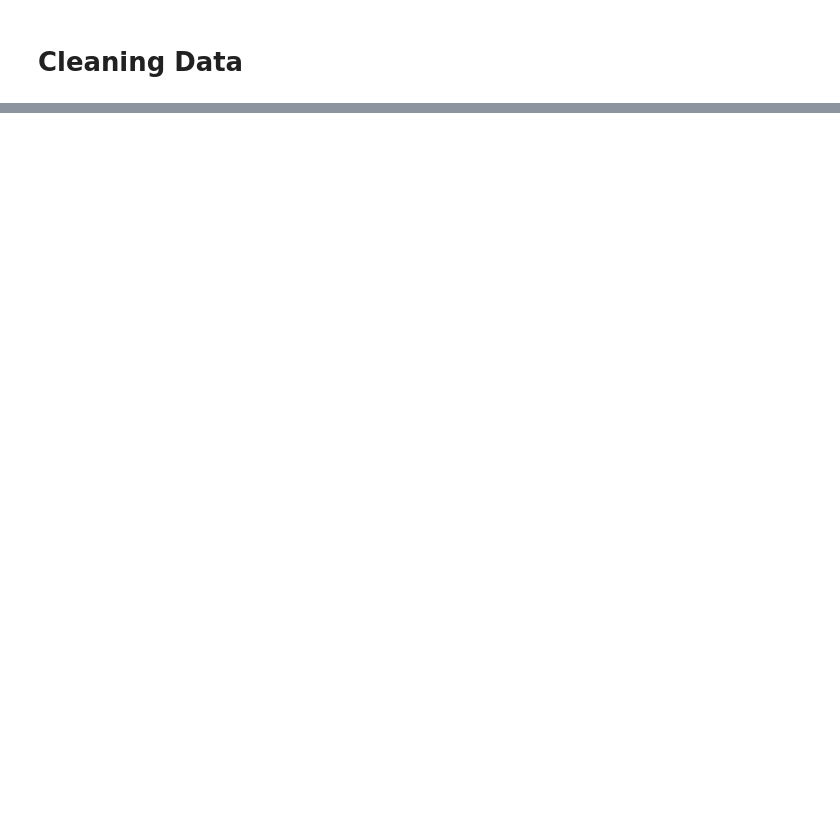
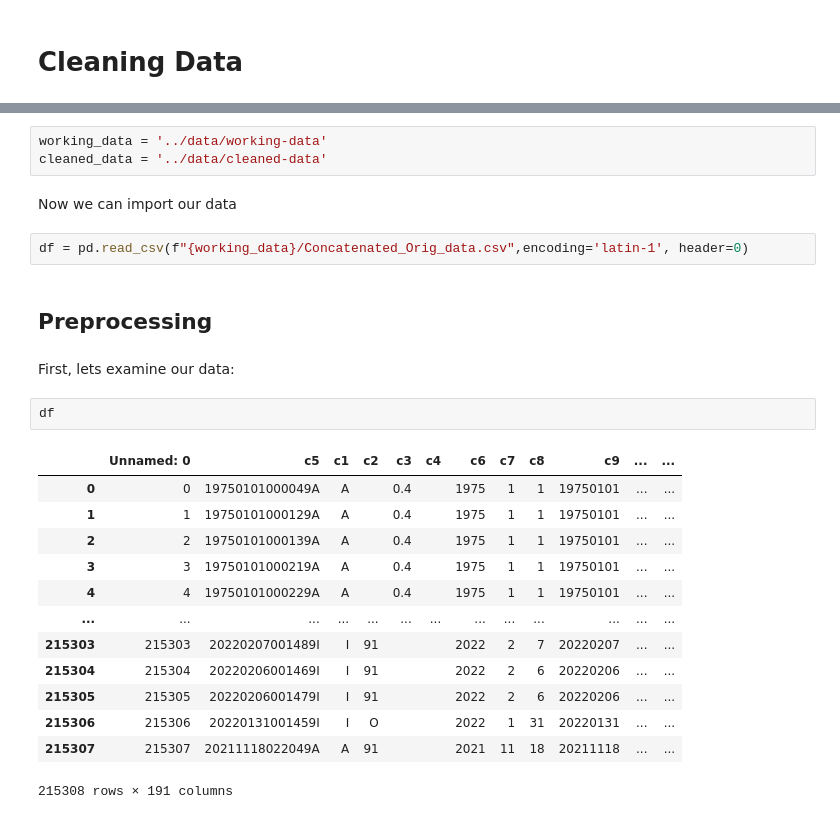
Before and after one commit to nd-crane/nbdev-framework-example, a Jupyter notebook: nbs/01_Cleaning_Data.ipynb, the cells around one changed output, grey strips where cells are left out. Cells and saved outputs as stored; diff of their text form; blank space fills up the shorter version.

Commit message:
cleaning data

```diff
--- a/nbs/01_Cleaning_Data.ipynb
+++ b/nbs/01_Cleaning_Data.ipynb
@@ -162,0 +9,27 @@ FileNotFoundError: [Errno 2] No such file or directory: '../Original_Datasets/Co
+# %%
+working_data = '../data/working-data'
+cleaned_data = '../data/cleaned-data'
+# %% [markdown]
+Now we can import our data
+# %%
+df = pd.read_csv(f"{working_data}/Concatenated_Orig_data.csv",encoding='latin-1', header=0)
+# %% [markdown]
+## Preprocessing
+# %% [markdown]
+First, lets examine our data:
+# %%
+df
+# %% [output]
+|  | Unnamed: 0 | c5 | c1 | c2 | c3 | c4 | c6 | c7 | c8 | c9 | ... | ... |
+| 0 | 0 | 19750101000049A | A |  | 0.4 |  | 1975 | 1 | 1 | 19750101 | ... | ... |
+| 1 | 1 | 19750101000129A | A |  | 0.4 |  | 1975 | 1 | 1 | 19750101 | ... | ... |
+| 2 | 2 | 19750101000139A | A |  | 0.4 |  | 1975 | 1 | 1 | 19750101 | ... | ... |
+| 3 | 3 | 19750101000219A | A |  | 0.4 |  | 1975 | 1 | 1 | 19750101 | ... | ... |
+| 4 | 4 | 19750101000229A | A |  | 0.4 |  | 1975 | 1 | 1 | 19750101 | ... | ... |
+| ... | ... | ... | ... | ... | ... | ... | ... | ... | ... | ... | ... | ... |
+| 215303 | 215303 | 20220207001489I | I | 91 |  |  | 2022 | 2 | 7 | 20220207 | ... | ... |
+| 215304 | 215304 | 20220206001469I | I | 91 |  |  | 2022 | 2 | 6 | 20220206 | ... | ... |
+| 215305 | 215305 | 20220206001479I | I | 91 |  |  | 2022 | 2 | 6 | 20220206 | ... | ... |
+| 215306 | 215306 | 20220131001459I | I | O |  |  | 2022 | 1 | 31 | 20220131 | ... | ... |
+| 215307 | 215307 | 20211118022049A | A | 91 |  |  | 2021 | 11 | 18 | 20211118 | ... | ... |
+215308 rows × 191 columns
```
Also changed, not shown: parts of 31 cells of this notebook, 2 other files.
